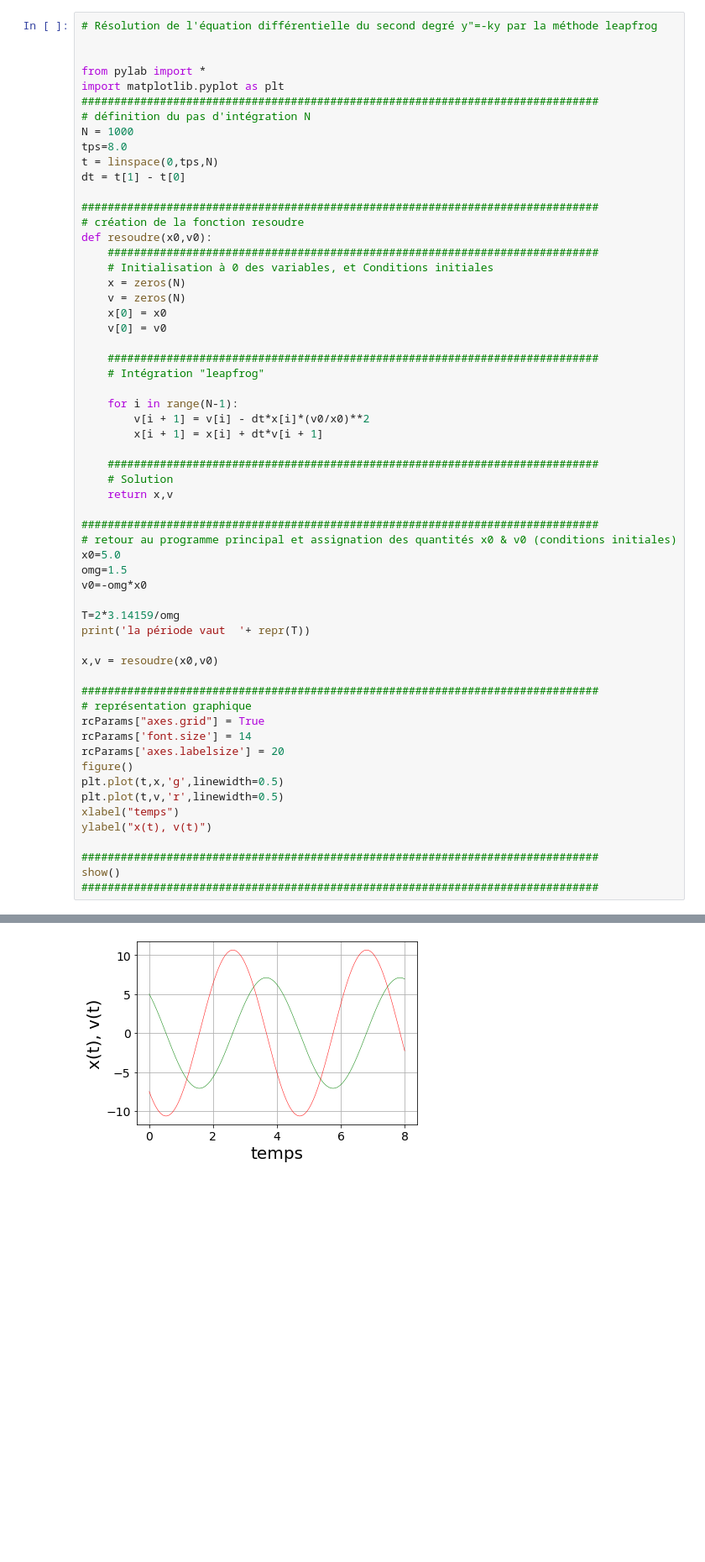
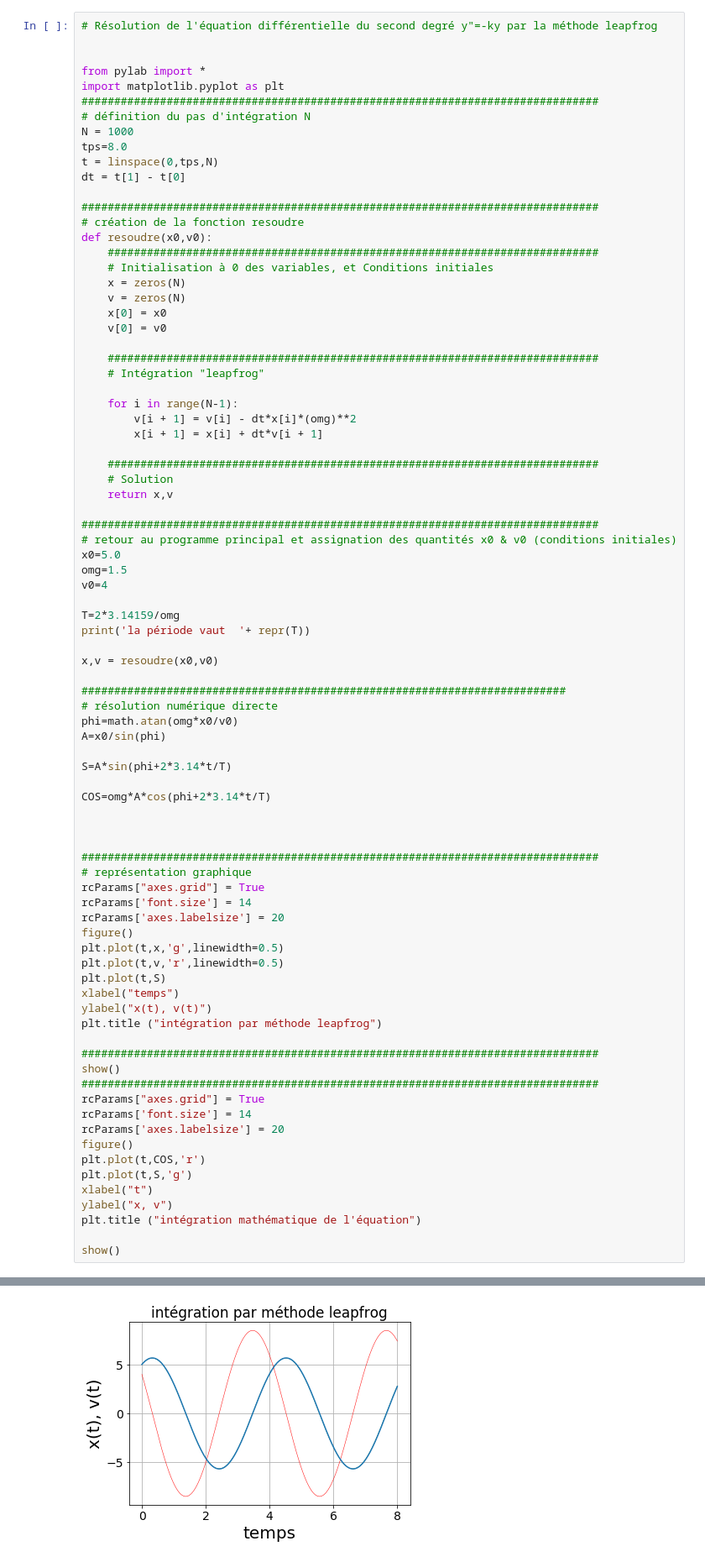
Before and after one commit to Yves-LEMEN/potentiel-quadratique, a Jupyter notebook: mouvement point dans potentiel.ipynb, the cells around one changed output, grey strips where cells are left out. Shown: that part at 84% size. Drawn from its saved outputs; the diff is of its cells as text; blank space fills up the shorter version.

```diff
--- a/mouvement point dans potentiel.ipynb
+++ b/mouvement point dans potentiel.ipynb
@@ -78,38 +93,62 @@ def resoudre(x0,v0):
     # Intégration "leapfrog"
 
     for i in range(N-1):
-        v[i + 1] = v[i] - dt*x[i]*(v0/x0)**2
+        v[i + 1] = v[i] - dt*x[i]*(omg)**2
         x[i + 1] = x[i] + dt*v[i + 1]
 
     ###########################################################################
     # Solution
     return x,v
 
 ###############################################################################
 # retour au programme principal et assignation des quantités x0 & v0 (conditions initiales)
 x0=5.0
 omg=1.5
-v0=-omg*x0
+v0=4
 
 T=2*3.14159/omg
 print('la période vaut  '+ repr(T))
 
 x,v = resoudre(x0,v0)
+
+##########################################################################
+# résolution numérique directe
+phi=math.atan(omg*x0/v0)
+A=x0/sin(phi)
+
+S=A*sin(phi+2*3.14*t/T)
+
+COS=omg*A*cos(phi+2*3.14*t/T)
+
+
 
 ###############################################################################
 # représentation graphique
 rcParams["axes.grid"] = True
 rcParams['font.size'] = 14
 rcParams['axes.labelsize'] = 20
 figure()
 plt.plot(t,x,'g',linewidth=0.5)
 plt.plot(t,v,'r',linewidth=0.5)
+plt.plot(t,S)
 xlabel("temps")
 ylabel("x(t), v(t)")
+plt.title ("intégration par méthode leapfrog")
 
 ###############################################################################
 show()
 ###############################################################################
+rcParams["axes.grid"] = True
+rcParams['font.size'] = 14
+rcParams['axes.labelsize'] = 20
+figure()
+plt.plot(t,COS,'r')
+plt.plot(t,S,'g')
+xlabel("t")
+ylabel("x, v")
+plt.title ("intégration mathématique de l'équation")
+
+show()
 # %% [output]
 la période vaut  4.188786666666666
-[figure, old version]
+[figure, new version]
```
Also changed, not shown: parts of 7 cells of this notebook.
